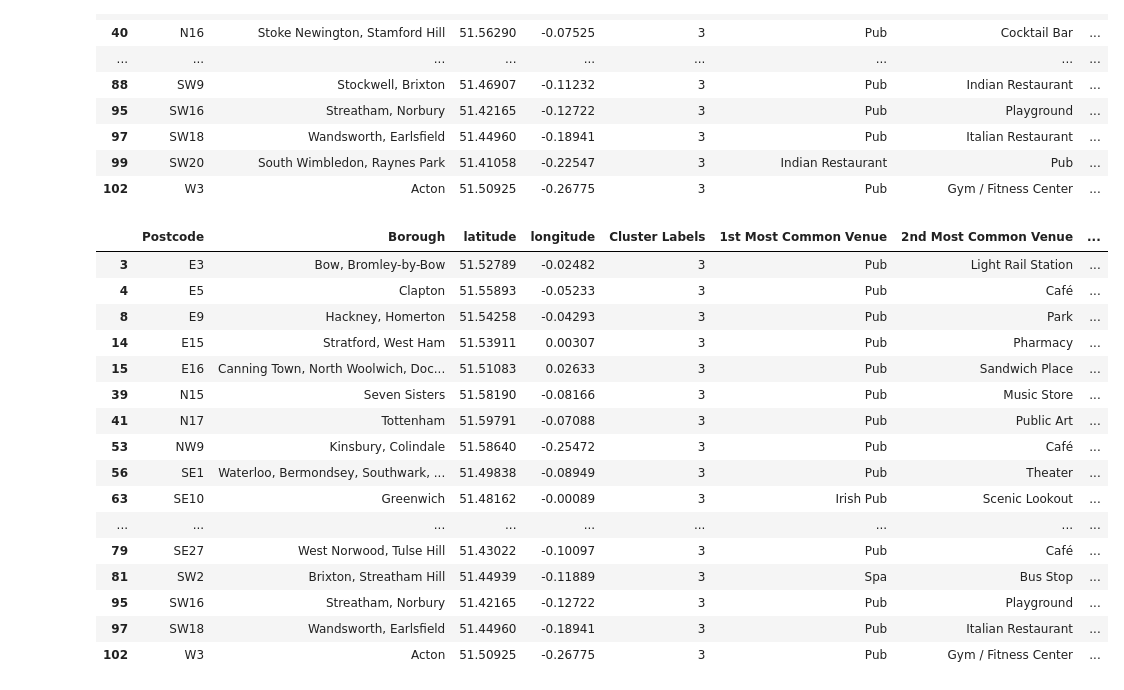
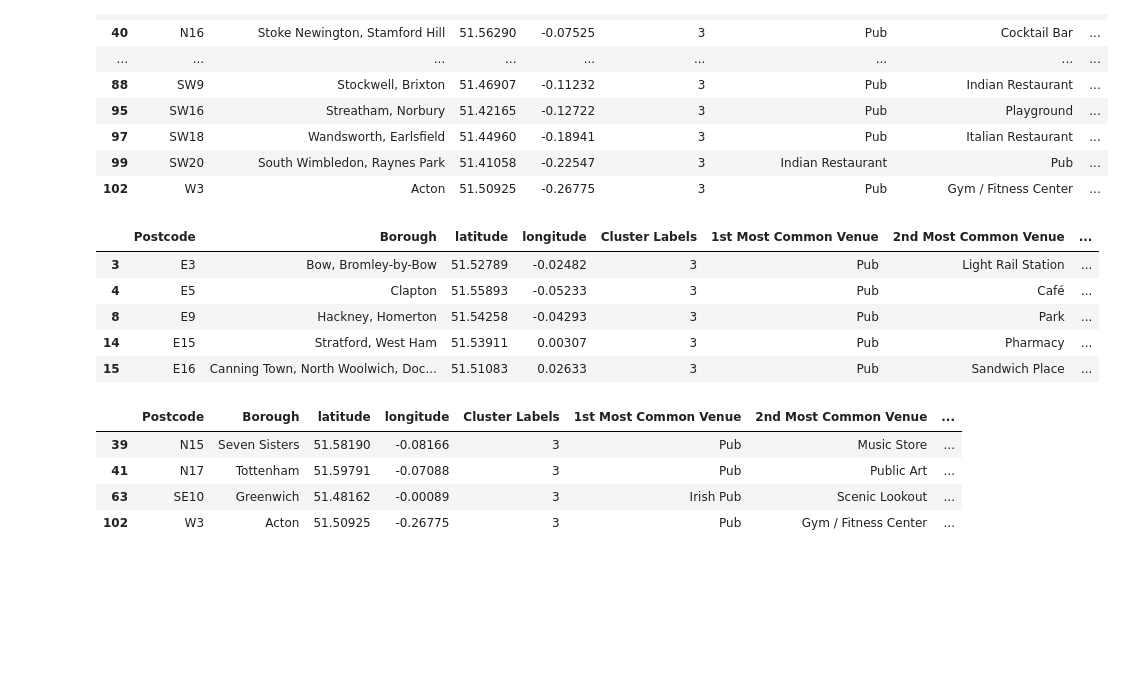
Before and after one commit to bhangu007/Coursera_Capstone, a Jupyter notebook: Capstone Final Assignment - New London Restaurant.ipynb, the cells around one changed output. Saved outputs shown, nothing was run; the diff lists cells and outputs as text; code cells hidden in the pictures; blank space fills up the shorter version.

```diff
--- a/Capstone Final Assignment - New London Restaurant.ipynb
+++ b/Capstone Final Assignment - New London Restaurant.ipynb
@@ -496,27 +521,45 @@ london_merged.loc[london_merged['Cluster Labels'] == 3]
 # %%
 # filter down to target boroughs in Cluster 3 but which do not have 'Indian '
 
 london_merged_target = london_merged.loc[(london_merged['Cluster Labels'] == 3) & (london_merged['1st Most Common Venue'] != 'Indian Restaurant') & (london_merged['2nd Most Common Venue'] != 'Indian Restaurant') &
                   (london_merged['3rd Most Common Venue'] != 'Indian Restaurant') & (london_merged['4th Most Common Venue'] != 'Indian Restaurant') & (london_merged['5th Most Common Venue'] != 'Indian Restaurant')
                   & (london_merged['6th Most Common Venue'] != 'Indian Restaurant') & (london_merged['7th Most Common Venue'] != 'Indian Restaurant') & (london_merged['8th Most Common Venue'] != 'Indian Restaurant')
                   & (london_merged['9th Most Common Venue'] != 'Indian Restaurant') & (london_merged['10th Most Common Venue'] != 'Indian Restaurant')]
 
-london_merged_target
+london_merged_target.head()
 # %% [output]
 |  | Postcode | Borough | latitude | longitude | Cluster Labels | 1st Most Common Venue | 2nd Most Common Venue | ... |
 | 3 | E3 | Bow, Bromley-by-Bow | 51.52789 | -0.02482 | 3 | Pub | Light Rail Station | ... |
 | 4 | E5 | Clapton | 51.55893 | -0.05233 | 3 | Pub | Café | ... |
 | 8 | E9 | Hackney, Homerton | 51.54258 | -0.04293 | 3 | Pub | Park | ... |
 | 14 | E15 | Stratford, West Ham | 51.53911 | 0.00307 | 3 | Pub | Pharmacy | ... |
 | 15 | E16 | Canning Town, North Woolwich, Doc... | 51.51083 | 0.02633 | 3 | Pub | Sandwich Place | ... |
-| 39 | N15 | Seven Sisters | 51.58190 | -0.08166 | 3 | Pub | Music Store | ... |
-| 41 | N17 | Tottenham | 51.59791 | -0.07088 | 3 | Pub | Public Art | ... |
-| 53 | NW9 | Kinsbury, Colindale | 51.58640 | -0.25472 | 3 | Pub | Café | ... |
-| 56 | SE1 | Waterloo, Bermondsey, Southwark, ... | 51.49838 | -0.08949 | 3 | Pub | Theater | ... |
-| 63 | SE10 | Greenwich | 51.48162 | -0.00089 | 3 | Irish Pub | Scenic Lookout | ... |
-| ... | ... | ... | ... | ... | ... | ... | ... | ... |
-| 79 | SE27 | West Norwood, Tulse Hill | 51.43022 | -0.10097 | 3 | Pub | Café | ... |
-| 81 | SW2 | Brixton, Streatham Hill | 51.44939 | -0.11889 | 3 | Spa | Bus Stop | ... |
-| 95 | SW16 | Streatham, Norbury | 51.42165 | -0.12722 | 3 | Pub | Playground | ... |
-| 97 | SW18 | Wandsworth, Earlsfield | 51.44960 | -0.18941 | 3 | Pub | Italian Restaurant | ... |
-| 102 | W3 | Acton | 51.50925 | -0.26775 | 3 | Pub | Gym / Fitness Center | ... |
+# %%
+
+london_merged_target_2 = london_merged_target[~london_merged_target['1st Most Common Venue'].str.contains("Restaurant")]
+
+london_merged_target_3 = london_merged_target_2[~london_merged_target_2['2nd Most Common Venue'].str.contains("Restaurant")]
+
+london_merged_target_4 = london_merged_target_3[~london_merged_target_3['3rd Most Common Venue'].str.contains("Restaurant")]
+
+london_merged_target_5 = london_merged_target_4[~london_merged_target_4['4th Most Common Venue'].str.contains("Restaurant")]
+
+london_merged_target_6 = london_merged_target_5[~london_merged_target_5['5th Most Common Venue'].str.contains("Restaurant")]
+
+london_merged_target_7 = london_merged_target_6[~london_merged_target_6['6th Most Common Venue'].str.contains("Restaurant")]
+
+london_merged_target_8 = london_merged_target_7[~london_merged_target_7['7th Most Common Venue'].str.contains("Restaurant")]
+
+london_merged_target_9 = london_merged_target_8[~london_merged_target_8['8th Most Common Venue'].str.contains("Restaurant")]
+
+london_merged_target_10 = london_merged_target_9[~london_merged_target_9['9th Most Common Venue'].str.contains("Restaurant")]
+
+london_merged_target_final = london_merged_target_10[~london_merged_target_10['10th Most Common Venue'].str.contains("Restaurant")]
+
+london_merged_target_final
+# %% [output]
+|  | Postcode | Borough | latitude | longitude | Cluster Labels | 1st Most Common Venue | 2nd Most Common Venue | ... |
+| 39 | N15 | Seven Sisters | 51.58190 | -0.08166 | 3 | Pub | Music Store | ... |
+| 41 | N17 | Tottenham | 51.59791 | -0.07088 | 3 | Pub | Public Art | ... |
+| 63 | SE10 | Greenwich | 51.48162 | -0.00089 | 3 | Irish Pub | Scenic Lookout | ... |
+| 102 | W3 | Acton | 51.50925 | -0.26775 | 3 | Pub | Gym / Fitness Center | ... |
```
Also changed, not shown: parts of 4 cells of this notebook.
